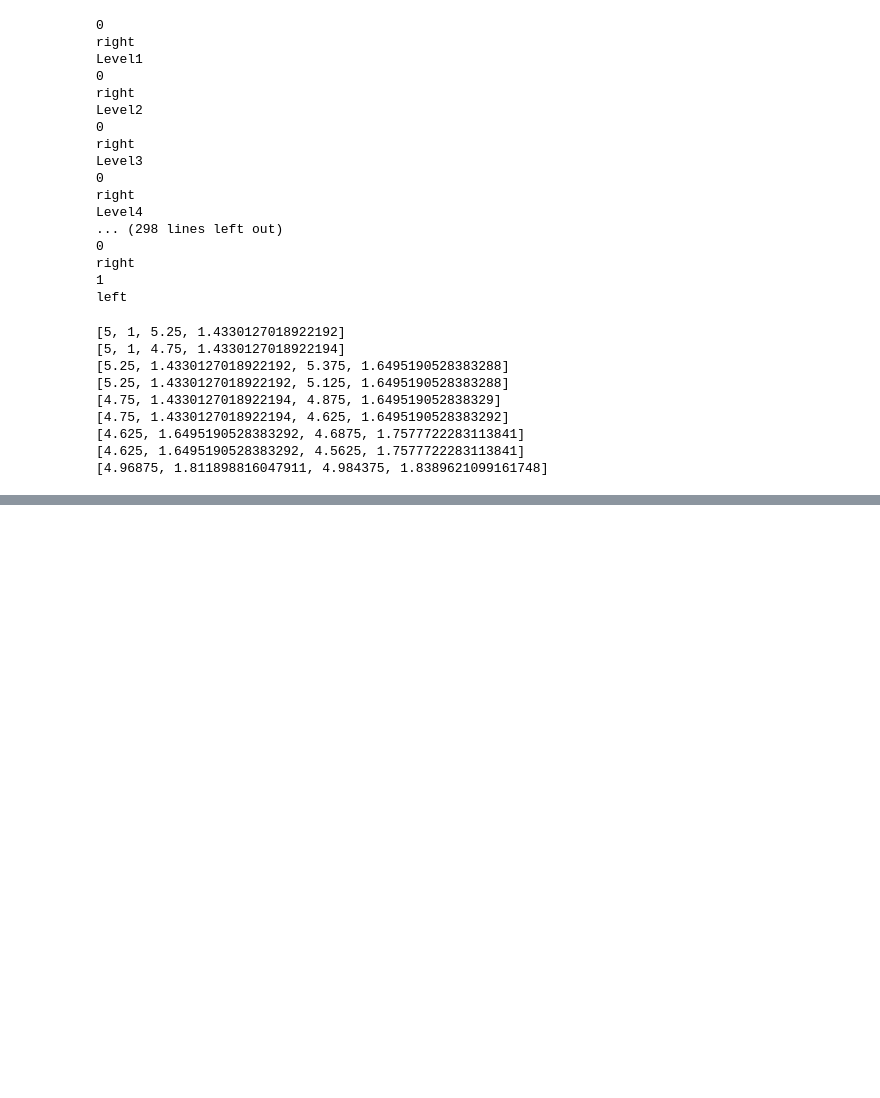
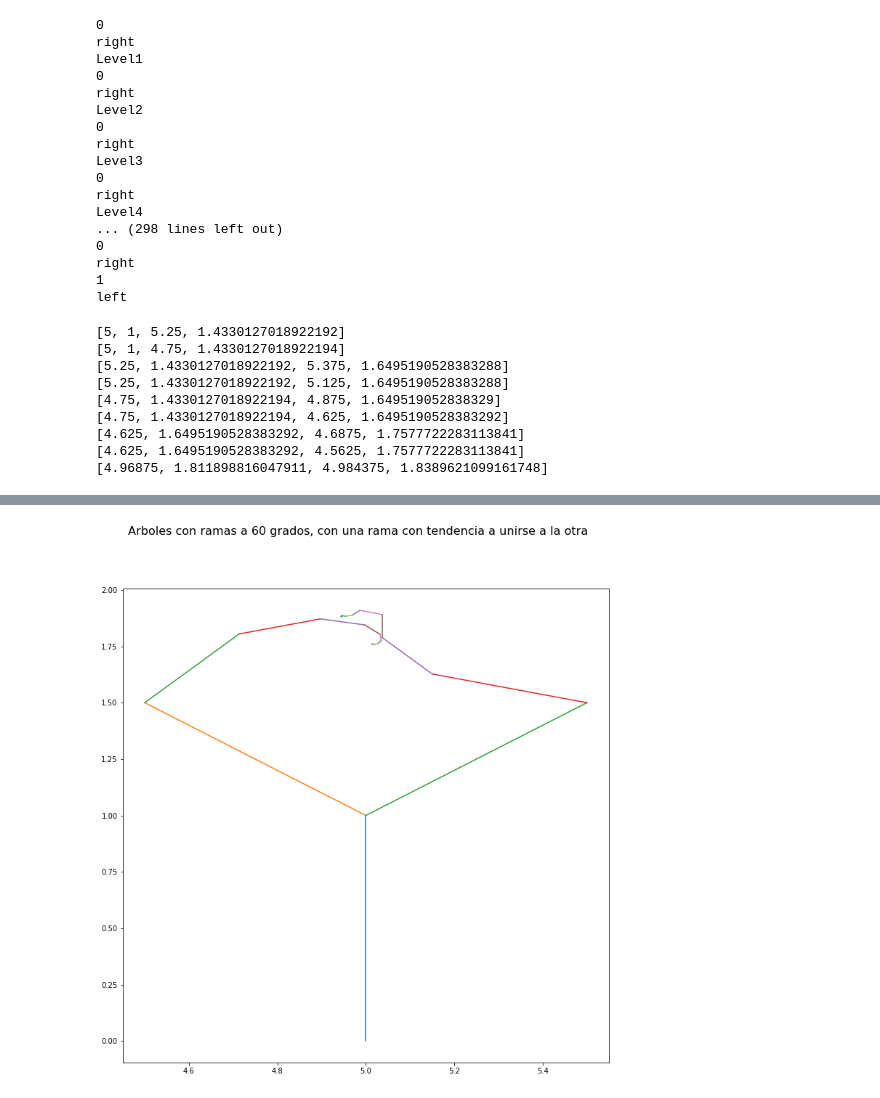
Before and after one commit to AlejandroFNadal/Fractales, a Jupyter notebook: Arboles.ipynb, the cells around one changed output, grey strips where cells are left out. Saved outputs shown, nothing was run; the diff lists cells and outputs as text; code cells hidden in the pictures; blank space fills up the shorter version.

```diff
--- a/Arboles.ipynb
+++ b/Arboles.ipynb
@@ -101,0 +221,13 @@ goThroughBranches(trunk)
+# %%
+depth = 9
+trunkAngleRandom = Node([5,0,5,1])
+trunkAngleRandom.children=[Node([5,1,4.5,1.5]), Node([5,1,5.5,1.5])]
+addBranchesWithTendencyPath(trunkAngleRandom.children[0].data,trunkAngleRandom.children[0],0,depth,90,0.25)
+addBranchesWithTendencyPath(trunkAngleRandom.children[1].data,trunkAngleRandom.children[1],0,depth,90,0.75)
+# %%
+fig2 = pl.figure(figsize=(12,12))
+fig2.suptitle("Arboles con ramas a 60 grados, con una rama con tendencia a unirse a la otra", fontsize=16)
+
+goThroughBranches(trunkAngleRandom)
+# %% [output]
+[figure, added]
```
Also changed, not shown: parts of 13 cells of this notebook, 3 other files.
